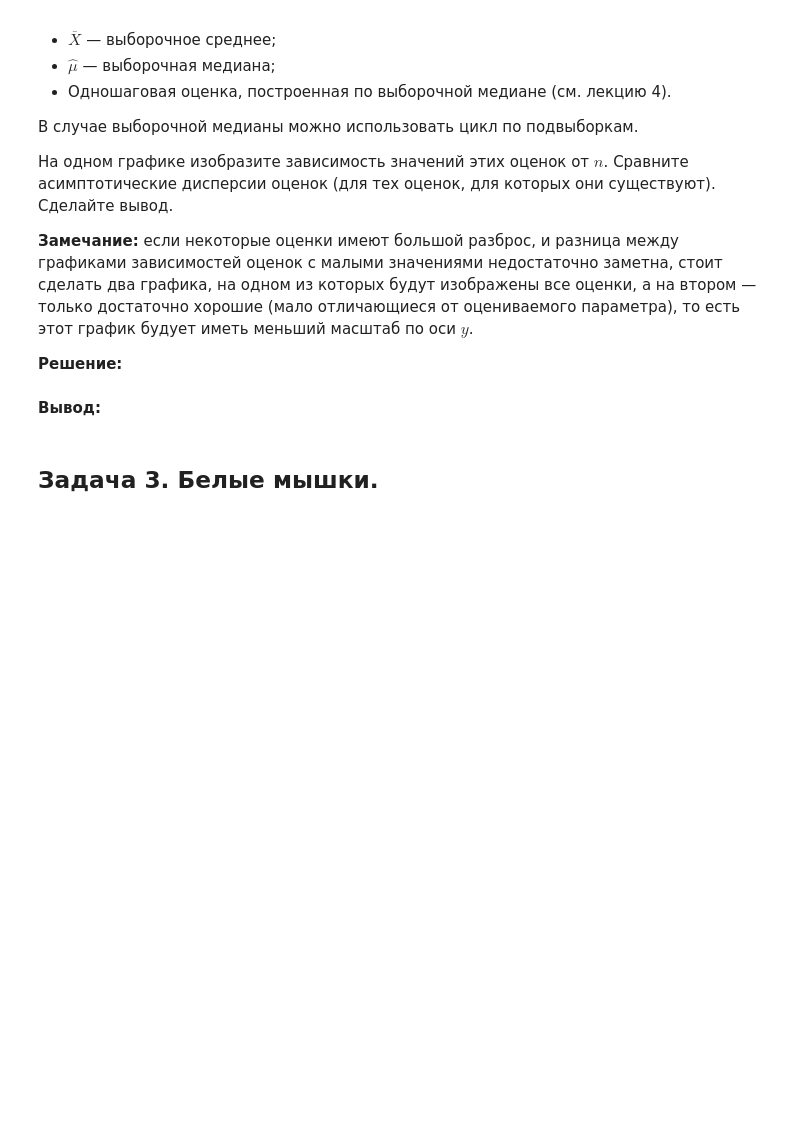
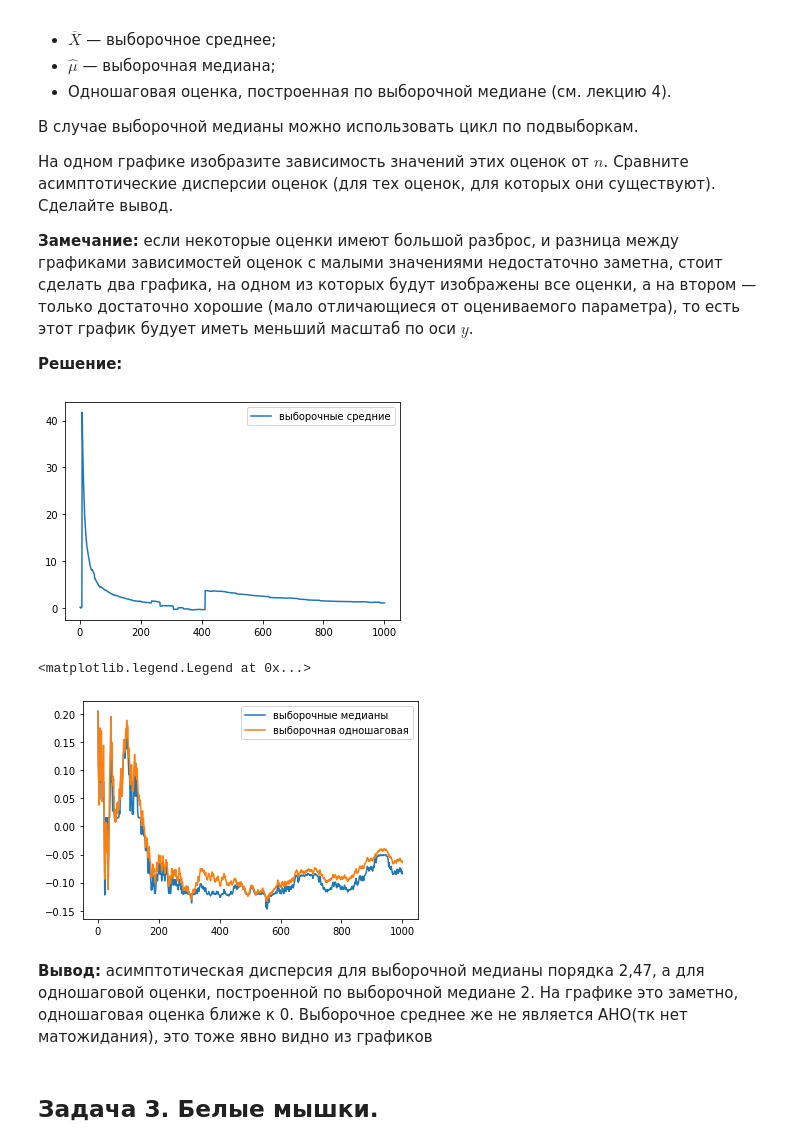
Before and after one commit to aaaaanton/yfhhnh, a Jupyter notebook: task3_2022.ipynb, the cells around one changed output. Saved outputs shown, nothing was run; the diff lists cells and outputs as text; code cells hidden in the pictures; blank space fills up the shorter version.

```diff
--- a/task3_2022.ipynb
+++ b/task3_2022.ipynb
@@ -112,8 +173,29 @@ plt.legend()
 **Замечание:** если некоторые оценки имеют большой разброс, и разница между графиками зависимостей оценок с малыми значениями недостаточно заметна, стоит сделать два графика, на одном из которых будут изображены все оценки, а на втором &mdash; только достаточно хорошие (мало отличающиеся от оцениваемого параметра), то есть этот график будует иметь меньший масштаб по оси $y$.
 
 **Решение:**
-# %% [markdown]
-**Вывод:**
+# %%
+sample=np.random.standard_cauchy(size=1000)
+means=sample.cumsum()/(np.arange(len(sample))+1)
+meds=[]
+for i in range(len(sample)):
+    meds.append(np.median(sample[:i+1]))
+onestep=[]
+for i in range(len(sample)):
+    a=((sample[:i+1]-meds[i])/(1+(sample[:i+1]-meds[i])**2)).sum()    #завел вспомогательные переменные, чтоб обсчитатьэти суммы
+    b=((1-(sample[:i+1]-meds[i]))/((1+(sample[:i+1]-meds[i])**2)**2)).sum()
+    onestep.append(meds[i]+a/b)
+plt.plot(np.arange(len(sample))+1, means, label='выборочные средние')
+plt.legend()
+plt.show()
+plt.plot(np.arange(len(sample))+1, meds, label='выборочные медианы')
+plt.plot(np.arange(len(sample))+1, onestep, label='выборочная одношаговая')
+plt.legend()
+# %% [output]
+[figure, added]
+<matplotlib.legend.Legend at 0x...>
+[figure, added]
+# %% [markdown]
+**Вывод:** асимптотическая дисперсия для выборочной медианы порядка 2,47, а для одношаговой оценки, построенной по выборочной медиане 2. На графике это заметно, одношаговая оценка ближе к 0. Выборочное среднее же не является АНО(тк нет матожидания), это тоже явно видно из графиков
 # %% [markdown]
 ## Задача 3. Белые мышки.
 # %% [markdown]
```
Also changed, not shown: parts of 22 cells of this notebook.
